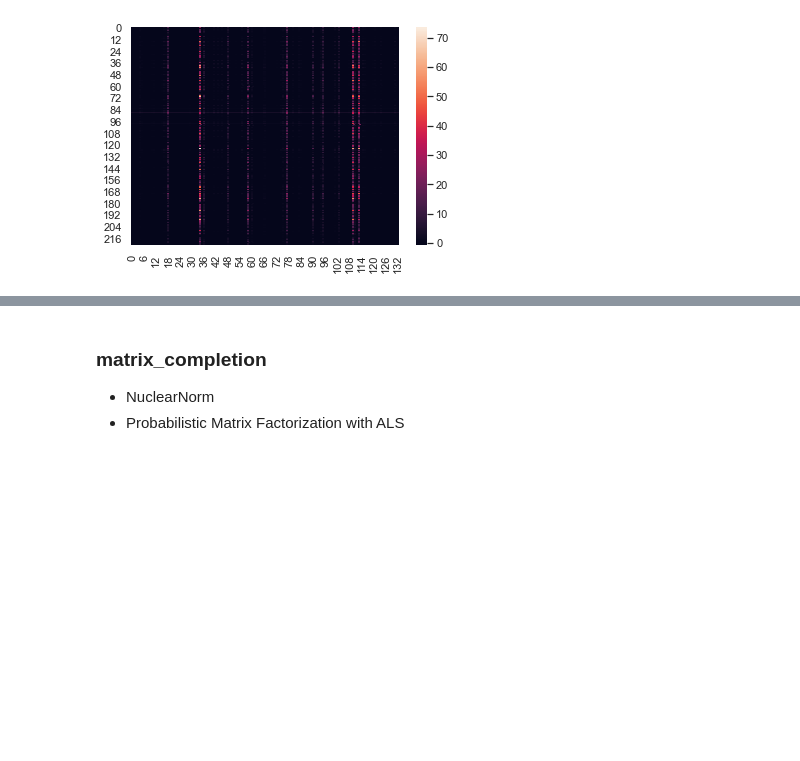
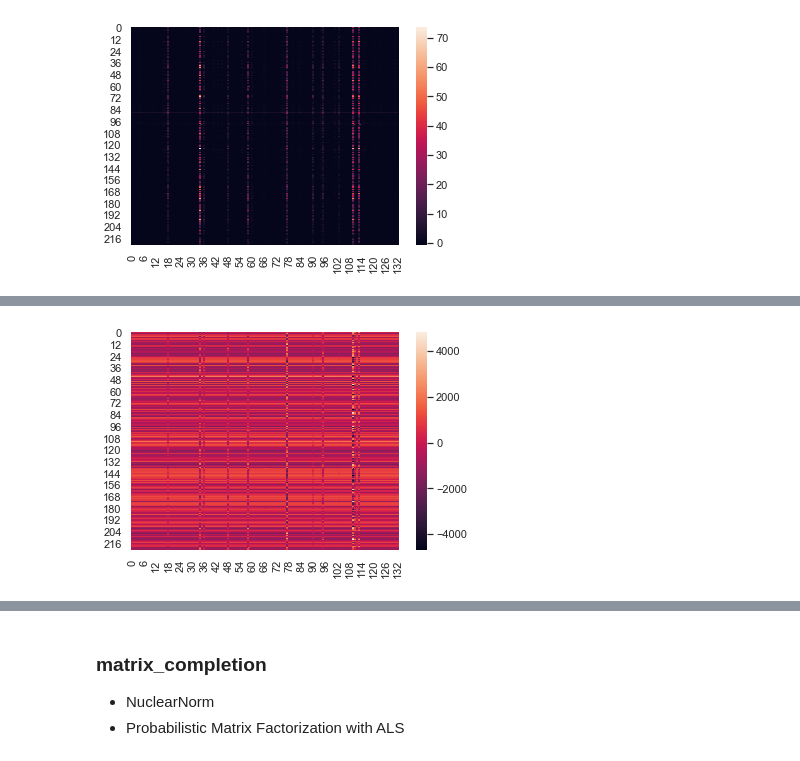
Before and after one commit to neil-menghani/RPCA, a Jupyter notebook: Experiment.ipynb, the cells around one changed output, grey strips where cells are left out. Saved outputs shown, nothing was run; the diff lists cells and outputs as text; code cells hidden in the pictures; blank space fills up the shorter version.

```diff
--- a/Experiment.ipynb
+++ b/Experiment.ipynb
@@ -148,3 +182,6 @@ ax = sns.heatmap(S)
 ax = sns.heatmap(L + A_mean)
 # %% [output]
 [figure]
+# %%
+rpca = R_pca(A_outliers_centered)
+L, S = rpca.fit(max_iter=10000, iter_print=100)
@@ -150,0 +211,5 @@ ax = sns.heatmap(L + A_mean)
+# %%
+sns.set_theme()
+ax = sns.heatmap(L)
+# %% [output]
+[figure, added]
```
Also changed, not shown: parts of 28 cells of this notebook, 1 other file.
